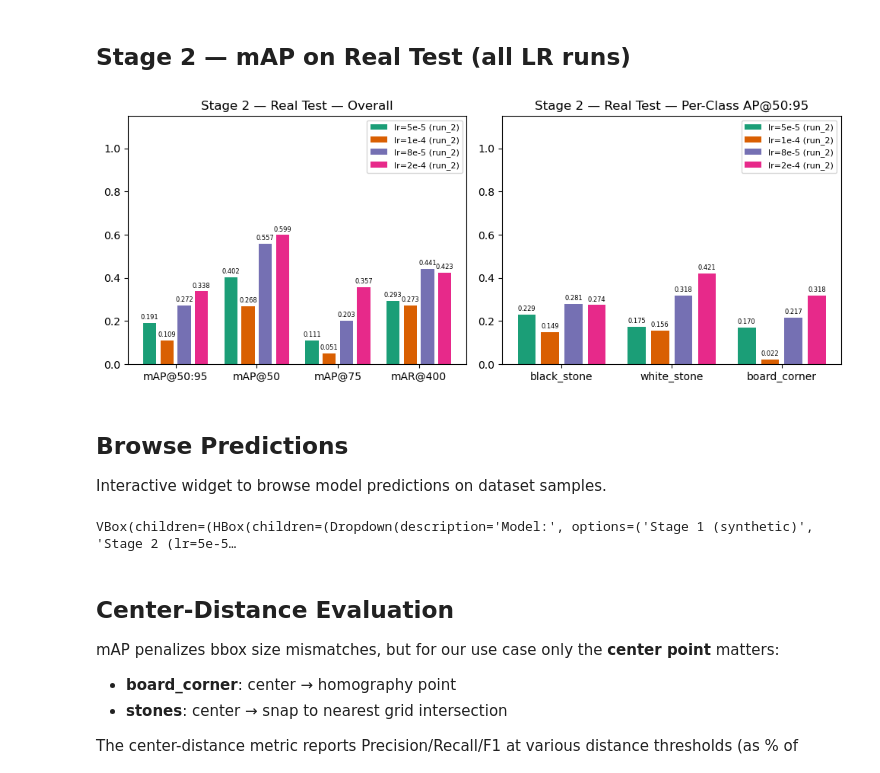
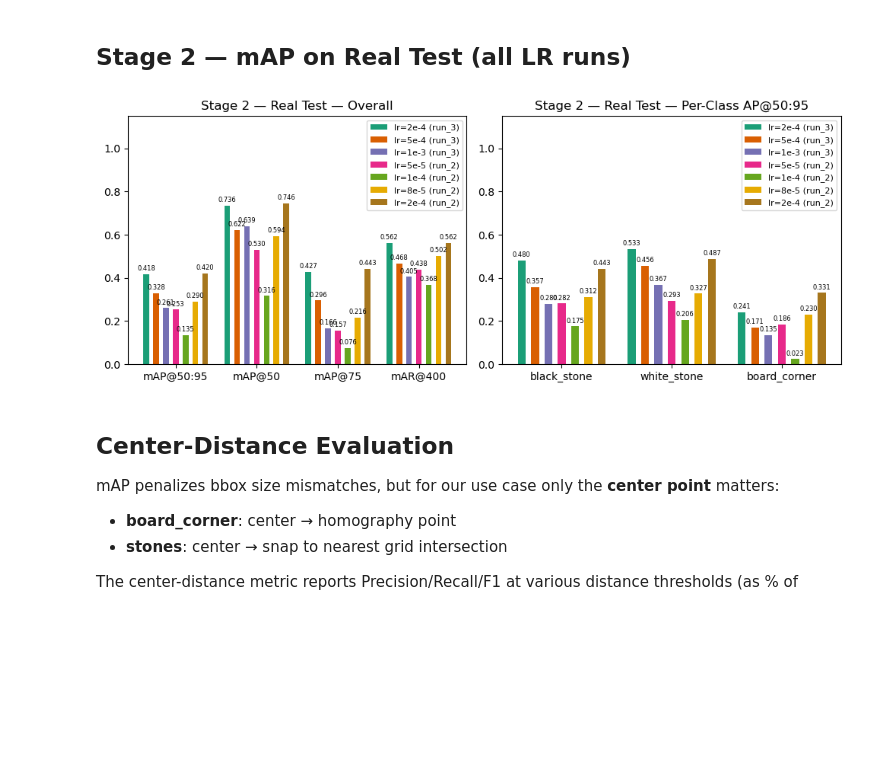
Before and after one commit to kaya-go/moku, a Jupyter notebook: notebooks/03b_Evaluate_v2.ipynb, the cells around one changed output. Cells and saved outputs as stored; diff of their text form; code cells hidden in the pictures; blank space fills up the shorter version.

```diff
--- a/notebooks/03b_Evaluate_v2.ipynb
+++ b/notebooks/03b_Evaluate_v2.ipynb
@@ -139,0 +159,19 @@ plot_map_comparison(
+# %%
+# Pick the best stage 2 model (highest macro F1@2% center-distance)
+best_label = max(
+    cd_s2, key=lambda l: np.mean([cd_s2[l]["per_class"][c]["thresholds"]["2%"]["f1"] for c in ID_TO_CATEGORY.values()])
+)
+best_entry = stage2_models[best_label]
+print(f"Sweeping confidence threshold for best model: {best_label}")
+
+
+ds_real.set_transform(make_eval_transform(best_entry["ip"]))
+sweep = sweep_confidence_threshold(
+    model=best_entry["model"],
+    dataset=ds_real["test"],
+    image_processor=best_entry["ip"],
+    batch_size=8,
+    distance_threshold=0.02,
+)
+
+plot_threshold_sweep(sweep, title=f"Threshold Sweep — {best_label}")
@@ -140,42 +181,26 @@ plot_map_comparison(
 # %% [markdown]
 ## Stage 2 — mAP on Real Test (all LR runs)
 # %%
+THRESHOLD = 0.03
+
 metrics_s2 = {}
 
 if not stage2_models:
     print("No stage 2 models available yet — skipping.")
 else:
     for label, entry in stage2_models.items():
         ds_real.set_transform(make_eval_transform(entry["ip"]))
         metrics_s2[label] = evaluate_map(
             model=entry["model"],
             dataset=ds_real["test"],
             image_processor=entry["ip"],
             batch_size=8,
             threshold=THRESHOLD,
         )
 
     plot_map_comparison(metrics_s2, title="Stage 2 — Real Test")
 # %% [output]
-[figure, old version]
+[figure, new version]
-# %% [markdown]
-## Browse Predictions
-
-Interactive widget to browse model predictions on dataset samples.
-# %%
-from moku.viz import browse_predictions
-
-# Build model registry
-all_models = {"Stage 1 (synthetic)": {"model": model_stage1.to(device), "image_processor": ip_stage1}}
-for label, entry in stage2_models.items():
-    all_models[f"Stage 2 ({label})"] = {"model": entry["model"].to(device), "image_processor": entry["ip"]}
-
-# Build dataset registry
-all_datasets = {"Real": ds_real, "Synthetic": ds_synthetic}
-
-browse_predictions(all_models, all_datasets, threshold=THRESHOLD)
-# %% [output]
-VBox(children=(HBox(children=(Dropdown(description='Model:', options=('Stage 1 (synthetic)', 'Stage 2 (lr=5e-5…
 # %% [markdown]
 ## Center-Distance Evaluation
 
```
Also changed, not shown: parts of 11 cells of this notebook, 5 other files.
